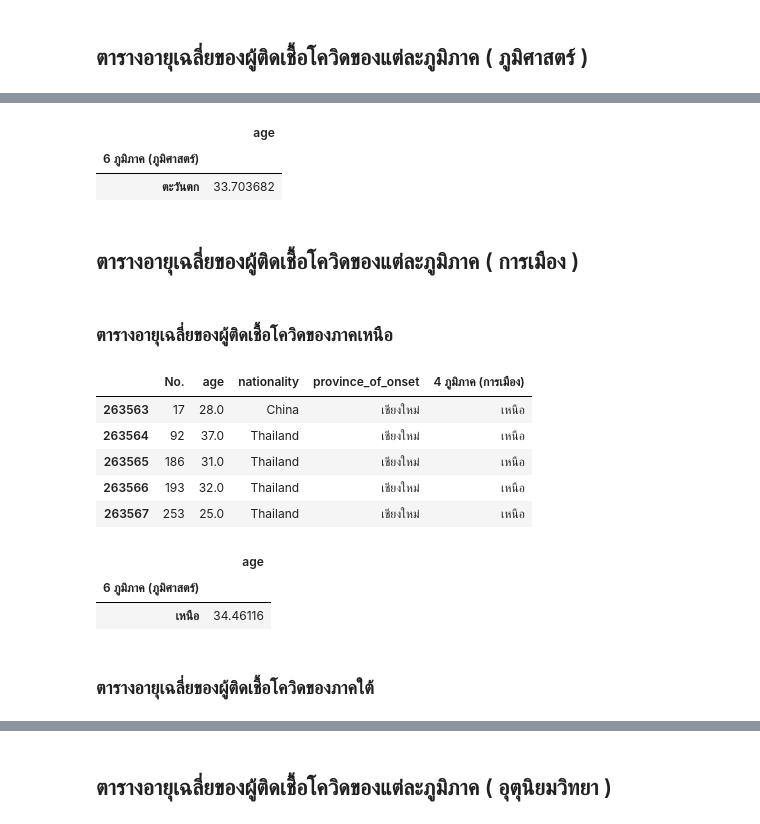
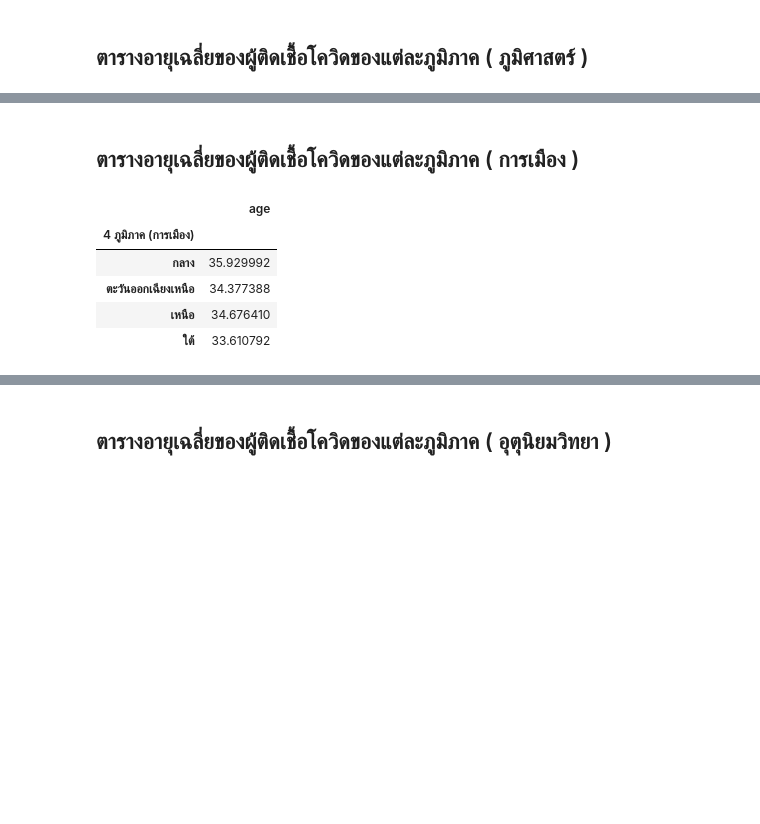
Before and after one commit to chanikansuksen/data_viz_2022, a Jupyter notebook: BasicPython&DataViz_midterm2022.ipynb, the cells around one changed output, grey strips where cells are left out. Saved outputs shown, nothing was run; the diff lists cells and outputs as text; code cells hidden in the pictures; blank space fills up the shorter version.

```diff
--- a/BasicPython&DataViz_midterm2022.ipynb
+++ b/BasicPython&DataViz_midterm2022.ipynb
@@ -563,3 +534,6 @@ data400_table
 77 rows × 1 columns
 # %% [markdown]
 # ข้อ 5 สร้างตารางอายุเฉลี่ยของผู้ติดเชื้อโควิดของแต่ละภูมิภาค
+# %%
+table1 = ch
+table1.head()
@@ -680,32 +562,13 @@ wt1.head()
-# %%
-datawt1 = wt1.groupby('6 ภูมิภาค (ภูมิศาสตร์)').mean()
-datawt1_table = datawt1[['age']]
-datawt1_table
-# %% [output]
-|  | age |
-| 6 ภูมิภาค (ภูมิศาสตร์) |  |
-| ตะวันตก | 33.703682 |
 # %% [markdown]
 ## ตารางอายุเฉลี่ยของผู้ติดเชื้อโควิดของแต่ละภูมิภาค ( การเมือง )
-# %% [markdown]
-### ตารางอายุเฉลี่ยของผู้ติดเชื้อโควิดของภาคเหนือ
-# %%
-n2 = ch[ch['4 ภูมิภาค (การเมือง)']=='เหนือ'][['No.', 'age', 'nationality', 'province_of_onset', '4 ภูมิภาค (การเมือง)']]
-n2.head()
-# %% [output]
-|  | No. | age | nationality | province_of_onset | 4 ภูมิภาค (การเมือง) |
-| 263563 | 17 | 28.0 | China | เชียงใหม่ | เหนือ |
-| 263564 | 92 | 37.0 | Thailand | เชียงใหม่ | เหนือ |
-| 263565 | 186 | 31.0 | Thailand | เชียงใหม่ | เหนือ |
-| 263566 | 193 | 32.0 | Thailand | เชียงใหม่ | เหนือ |
-| 263567 | 253 | 25.0 | Thailand | เชียงใหม่ | เหนือ |
 # %%
-datan2 = n2.groupby('4 ภูมิภาค (การเมือง)').mean()
-datan2_table = datan1[['age']]
-datan2_table
+datapo1 = table1.groupby('4 ภูมิภาค (การเมือง)').mean()
+datapo1_table = datapo1[['age']]
+datapo1_table
 # %% [output]
 |  | age |
-| 6 ภูมิภาค (ภูมิศาสตร์) |  |
-| เหนือ | 34.46116 |
+| 4 ภูมิภาค (การเมือง) |  |
+| กลาง | 35.929992 |
+| ตะวันออกเฉียงเหนือ | 34.377388 |
+| เหนือ | 34.676410 |
+| ใต้ | 33.610792 |
-# %% [markdown]
-### ตารางอายุเฉลี่ยของผู้ติดเชื้อโควิดของภาคใต้
```
Also changed, not shown: parts of 55 cells of this notebook.
